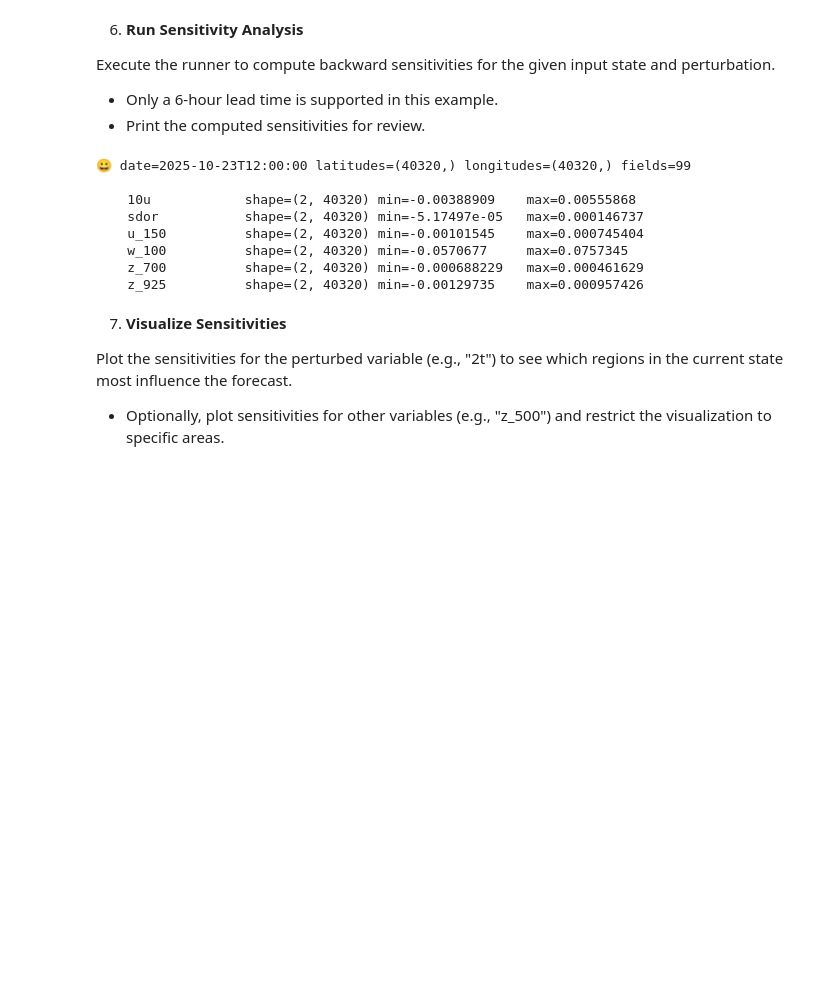
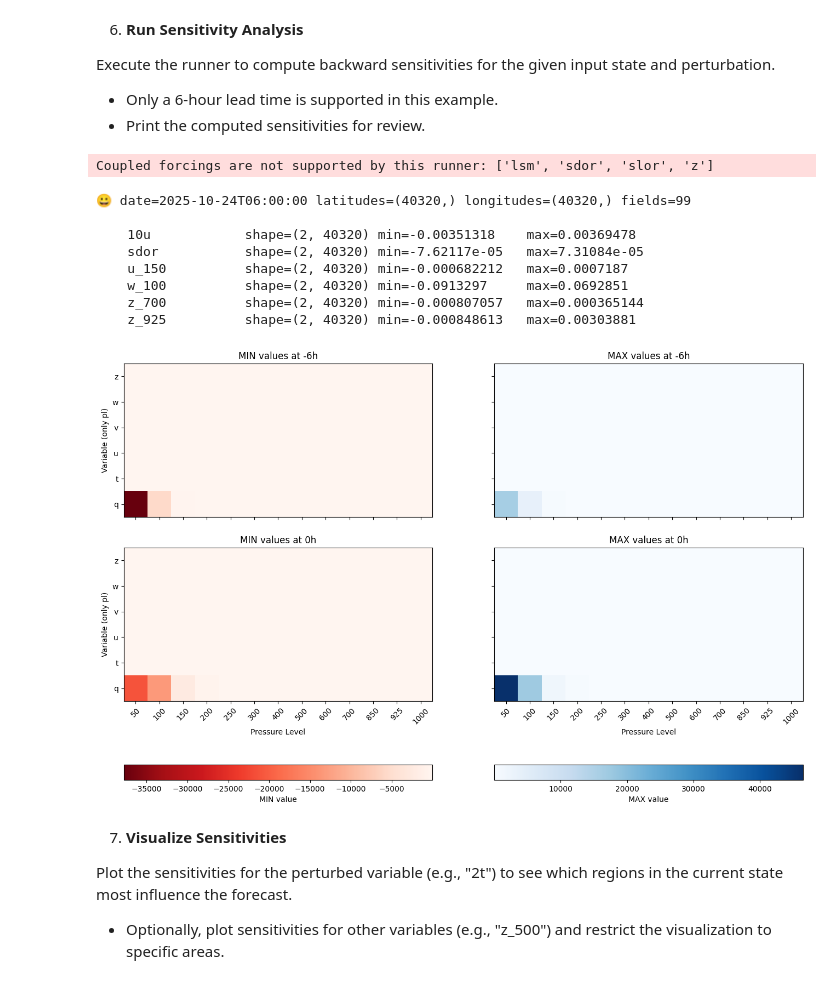
Before and after one commit to ecmwf-training/2025-ml-training, a Jupyter notebook: 5-xAI-with-AIFS/explain_AIFS.ipynb, the cells around one changed output. Saved outputs shown, nothing was run; the diff lists cells and outputs as text; code cells hidden in the pictures; blank space fills up the shorter version.

```diff
--- a/5-xAI-with-AIFS/explain_AIFS.ipynb
+++ b/5-xAI-with-AIFS/explain_AIFS.ipynb
@@ -136,15 +139,21 @@ Execute the runner to compute backward sensitivities for the given input state a
 # Compute sensitivities
 for sensitivities in runner.run(input_state=input_state, perturbation=perturbation, lead_time="6h"): # only 6h supported
     print_state(sensitivities)
+    stats_df = compute_sensitivities_statistics(sensitivities)
 # %% [output]
-😀 date=2025-10-23T12:00:00 latitudes=(40320,) longitudes=(40320,) fields=99
-
-    10u            shape=(2, 40320) min=-0.00388909    max=0.00555868
-    sdor           shape=(2, 40320) min=-5.17497e-05   max=0.000146737
-    u_150          shape=(2, 40320) min=-0.00101545    max=0.000745404
-    w_100          shape=(2, 40320) min=-0.0570677     max=0.0757345
-    z_700          shape=(2, 40320) min=-0.000688229   max=0.000461629
-    z_925          shape=(2, 40320) min=-0.00129735    max=0.000957426
+Coupled forcings are not supported by this runner: ['lsm', 'sdor', 'slor', 'z']
+😀 date=2025-10-24T06:00:00 latitudes=(40320,) longitudes=(40320,) fields=99
+
+    10u            shape=(2, 40320) min=-0.00351318    max=0.00369478
+    sdor           shape=(2, 40320) min=-7.62117e-05   max=7.31084e-05
+    u_150          shape=(2, 40320) min=-0.000682212   max=0.0007187
+    w_100          shape=(2, 40320) min=-0.0913297     max=0.0692851
+    z_700          shape=(2, 40320) min=-0.000807057   max=0.000365144
+    z_925          shape=(2, 40320) min=-0.000848613   max=0.00303881
+# %%
+plot_summary_pl(stats_df, stats=["min", "max"], cmaps=dict(min="Reds_r", max="Blues"))
+# %% [output]
+[figure, added]
 # %% [markdown]
 7. **Visualize Sensitivities**
 
```
Also changed, not shown: parts of 7 cells of this notebook, 1 other file.
